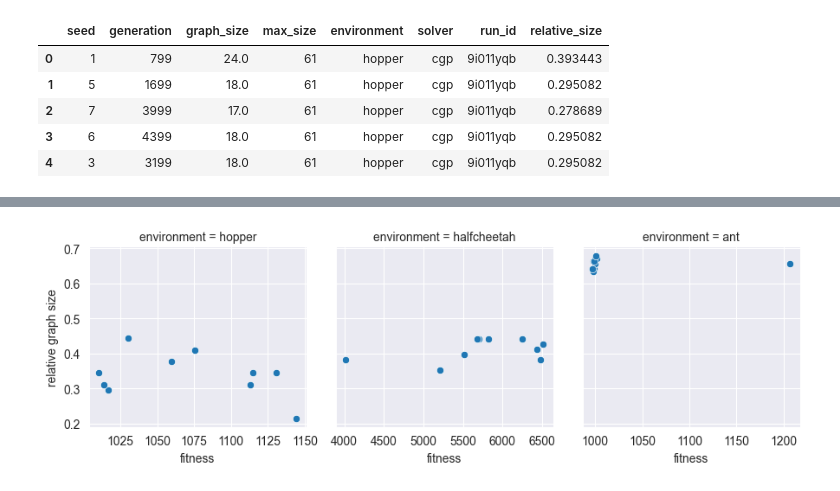
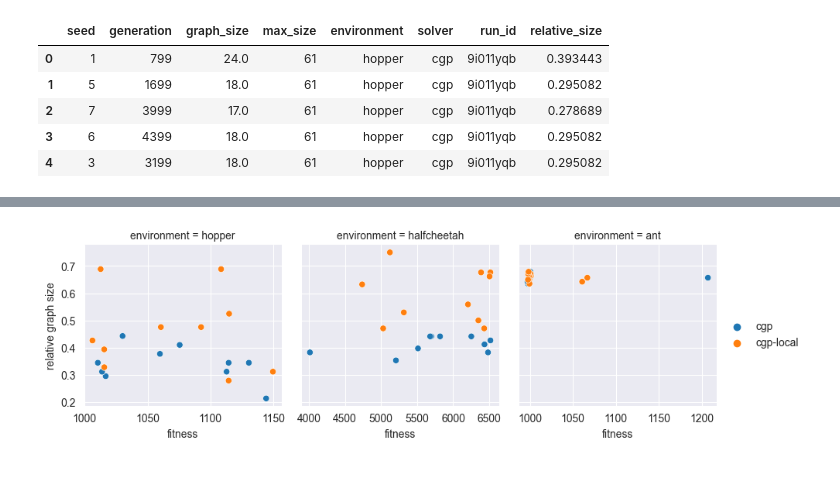
Before and after one commit to giorgia-nadizar/cgpax, a Jupyter notebook: analysis/analysis.ipynb, the cells around one changed output, grey strips where cells are left out. Drawn from its saved outputs; the diff is of its cells as text; code cells hidden in the pictures.

Commit message:
Fitness and graph size analysis updated.

```diff
--- a/analysis/analysis.ipynb
+++ b/analysis/analysis.ipynb
@@ -3,8 +3,11 @@ import pandas as pd
 import seaborn as sns
 import matplotlib.pyplot as plt
 # %%
-df = pd.concat([pd.read_csv(f"data/{p}_baseline.csv") for p in ["lgp", "cgp"]], ignore_index=True)
+dataframes = [pd.read_csv(f"data/{p}_baseline.csv") for p in ["lgp", "cgp"]]
+dataframes.append(pd.read_csv(f"data/cgp_local.csv"))
+df = pd.concat(dataframes, ignore_index=True)
 df.rename(lambda x: x.replace("training.", "").replace("run_id", "seed"), axis="columns", inplace=True)
 df["environment"] = df["environment"].apply(lambda x: x.replace("-", ""))
+df = df[[c for c in df.columns if not c.startswith("Unnamed")]]
 df.head()
 # %% [output]
@@ -37,5 +40,10 @@ plt.show()
 # %%
-graph_sizes = pd.read_csv("data/graph_sizes.csv")
+graph_dfs = []
+for p in ["", "_local"]:
+    temp_df = pd.read_csv(f"data/graph_sizes{p}.csv")
+    temp_df["solver"] = temp_df["solver"] if len(p) == 0 else "cgp-local"
+    graph_dfs.append(temp_df)
+graph_sizes = pd.concat(graph_dfs, ignore_index=True)
 graph_sizes["relative_size"] = graph_sizes["graph_size"] / graph_sizes["max_size"]
 graph_sizes.head()
 # %% [output]
@@ -85,8 +83,9 @@ join_df.head(30)
 # %%
 g = sns.FacetGrid(join_df, col="environment", sharex=False)
-g.map_dataframe(sns.scatterplot, x="top_k_fit.top_0_fit", y="relative_size")
+g.map_dataframe(sns.scatterplot, x="top_k_fit.top_0_fit", y="relative_size", hue="solver")
 g.set_xlabels("fitness")
 g.set_ylabels("relative graph size")
+g.add_legend()
 plt.show()
 # %% [output]
-[figure, old version]
+[figure, new version]
```
Also changed, not shown: parts of 5 cells of this notebook.
